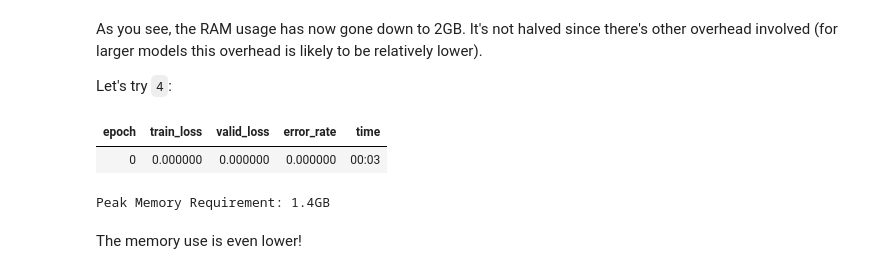
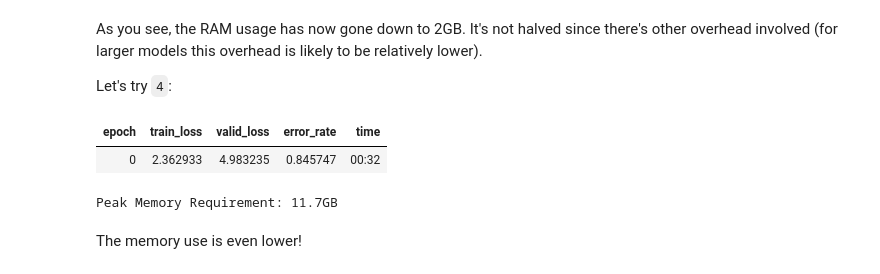
Before and after one commit to lovellbrian/course22, a Jupyter notebook: 10-scaling-up-road-to-the-top-part-3.ipynb, the cells around one changed output. Saved outputs shown, nothing was run; the diff lists cells and outputs as text; code cells hidden in the pictures.

```diff
--- a/10-scaling-up-road-to-the-top-part-3.ipynb
+++ b/10-scaling-up-road-to-the-top-part-3.ipynb
@@ -128,12 +130,12 @@ As you see, the RAM usage has now gone down to 2GB. It's not halved since there'
 
 Let's try `4`:
 # %%
-train('convnext_small_in22k', 128, epochs=1, accum=4, finetune=False)
+train('convnext_small.fb_in22k', 128, epochs=1, accum=4, finetune=False)
 report_gpu()
 # %% [output]
 | epoch | train_loss | valid_loss | error_rate | time |
-| 0 | 0.000000 | 0.000000 | 0.000000 | 00:03 |
+| 0 | 2.362933 | 4.983235 | 0.845747 | 00:32 |
-Peak Memory Requirement: 1.4GB
+Peak Memory Requirement: 11.7GB
 # %% [markdown]
 The memory use is even lower!
 # %%
```
Also changed, not shown: parts of 3 cells of this notebook.
